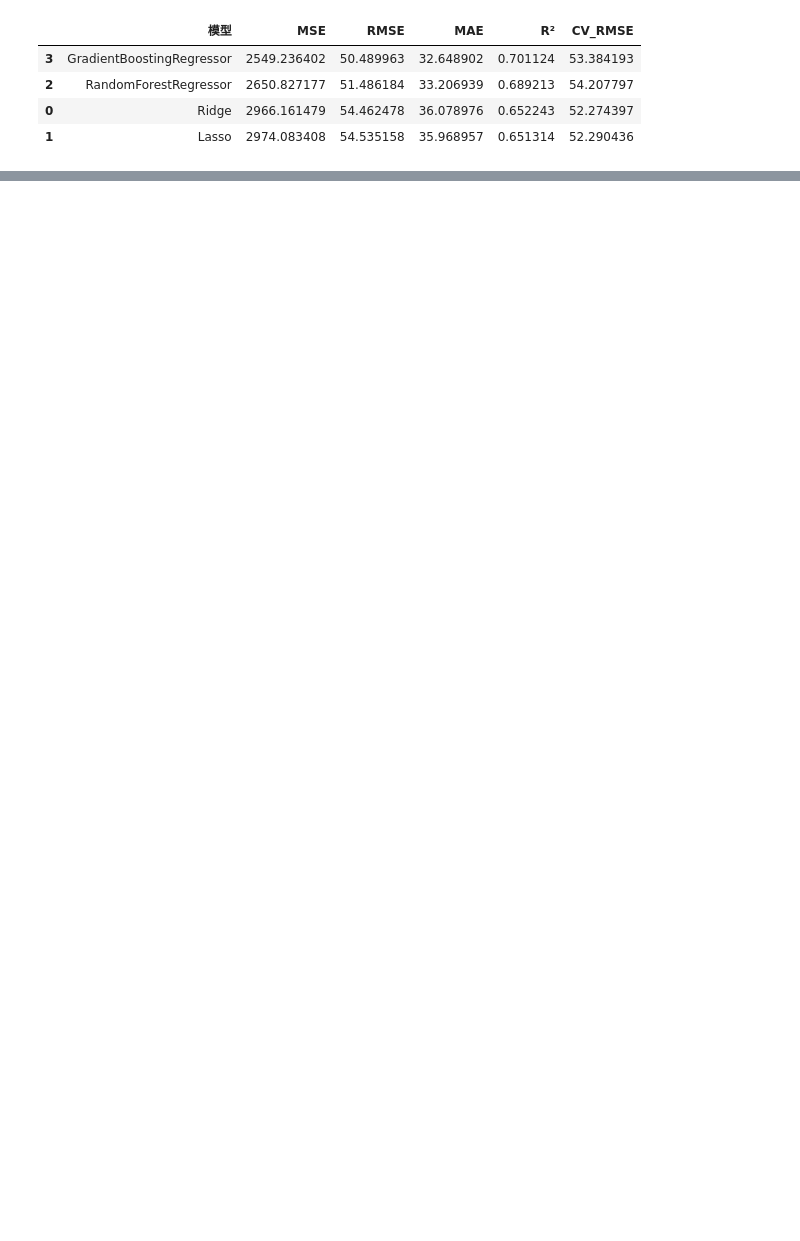
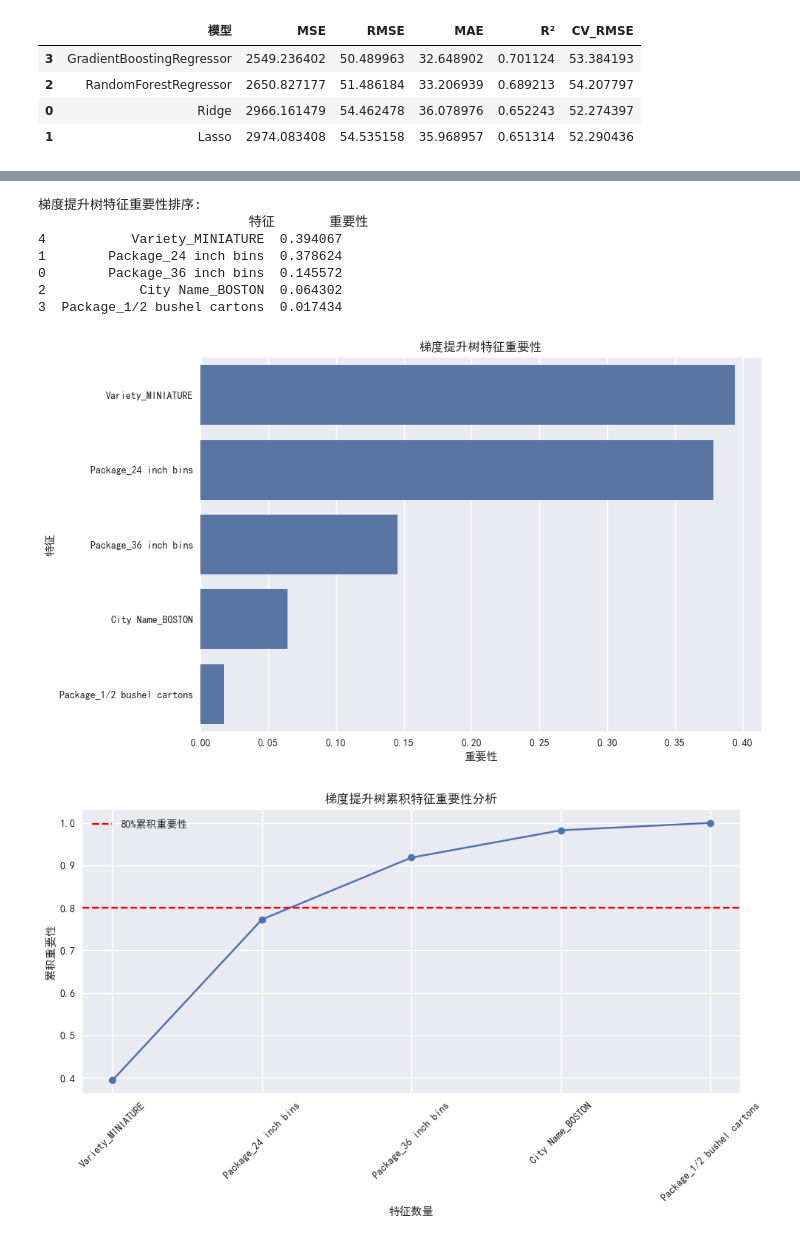
Before and after one commit to aaa123-avg/music_data_analysis_project, a Jupyter notebook: pumpkin_price_analysis_project/pumpkin_analysis.ipynb, the cells around one changed output, grey strips where cells are left out. Drawn from its saved outputs; the diff is of its cells as text; code cells hidden in the pictures; blank space fills up the shorter version.

```diff
--- a/pumpkin_price_analysis_project/pumpkin_analysis.ipynb
+++ b/pumpkin_price_analysis_project/pumpkin_analysis.ipynb
@@ -369,0 +320,42 @@ print(f"测试集 R²: {r2_score(y_test, best_rf_pred):.4f}")
+# %%
+plt.figure(figsize=(10, 6))
+
+# 获取特征重要性
+feature_importance = pd.DataFrame({
+    '特征': selected_features,
+    '重要性': best_tuned_model.feature_importances_
+}).sort_values('重要性', ascending=False)
+
+print("\n梯度提升树特征重要性排序:")
+print(feature_importance)
+
+# 绘制特征重要性图
+sns.barplot(x='重要性', y='特征', data=feature_importance)
+plt.title('梯度提升树特征重要性')
+plt.tight_layout()
+plt.show()
+
+# 绘制累积特征重要性图
+feature_importance = feature_importance.sort_values('重要性', ascending=False)
+feature_importance['累积重要性'] = feature_importance['重要性'].cumsum()
+
+plt.figure(figsize=(10, 6))
+plt.plot(range(1, len(feature_importance) + 1), feature_importance['累积重要性'], 'o-')
+plt.axhline(y=0.8, color='r', linestyle='--', label='80%累积重要性')
+plt.xlabel('特征数量')
+plt.ylabel('累积重要性')
+plt.title('梯度提升树累积特征重要性分析')
+plt.xticks(range(1, len(feature_importance) + 1), feature_importance['特征'], rotation=45)
+plt.legend()
+plt.tight_layout()
+plt.show()
+# %% [output]
+梯度提升树特征重要性排序:
+                           特征       重要性
+4           Variety_MINIATURE  0.394067
+1        Package_24 inch bins  0.378624
+0        Package_36 inch bins  0.145572
+2            City Name_BOSTON  0.064302
+3  Package_1/2 bushel cartons  0.017434
+[figure, added]
+[figure, added]
```
Also changed, not shown: parts of 13 cells of this notebook.
